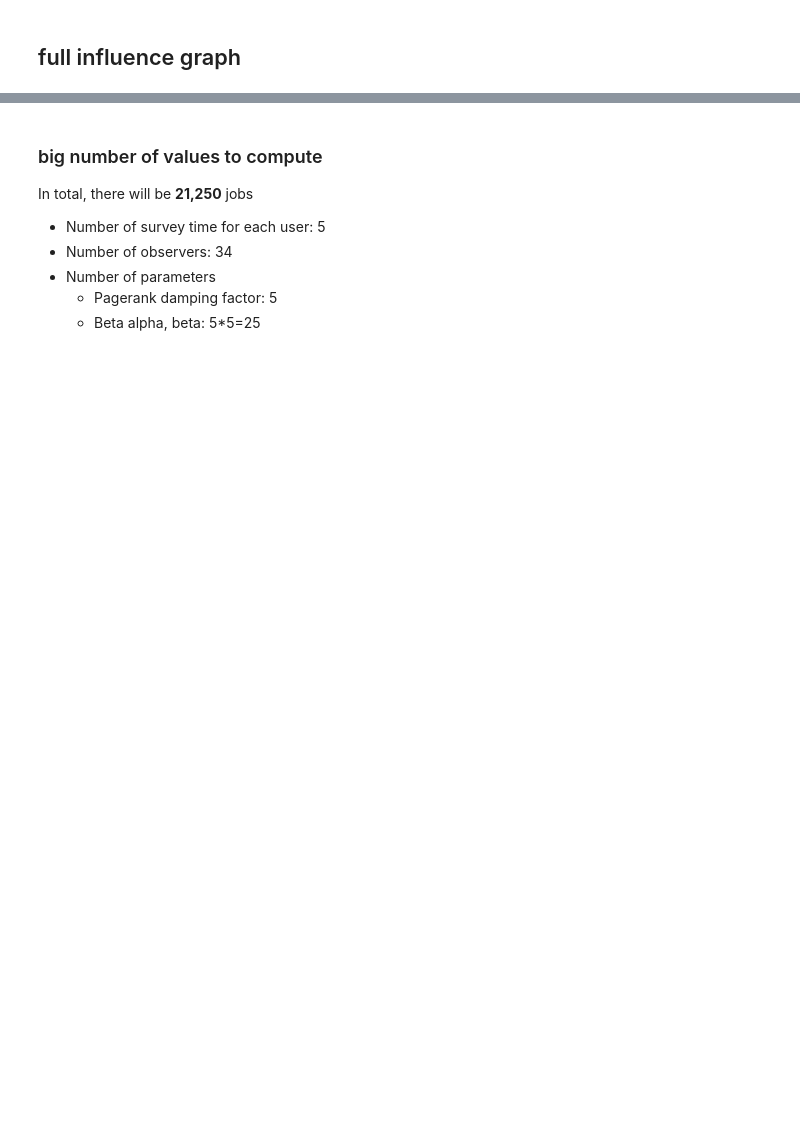
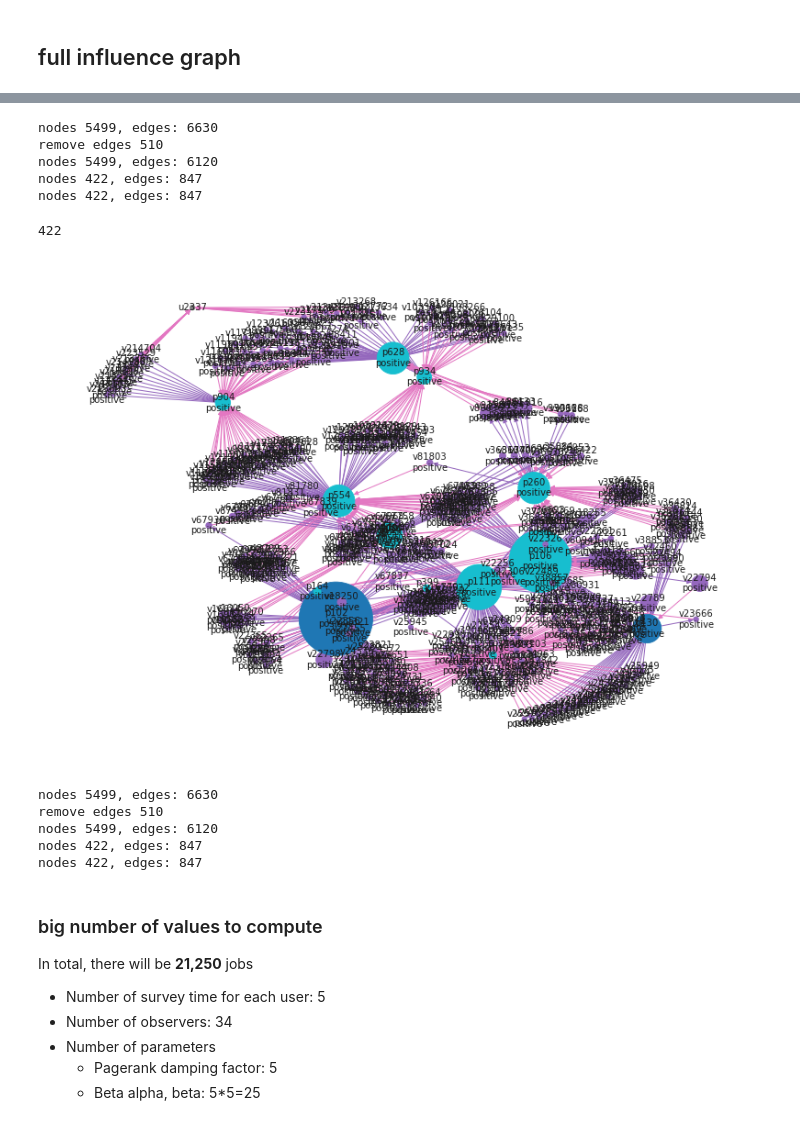
Before and after one commit to ruiliu310/dartpost-research, a Jupyter notebook: influence_graph.ipynb, the cells around one changed output, grey strips where cells are left out. Saved outputs shown, nothing was run; the diff lists cells and outputs as text; code cells hidden in the pictures; blank space fills up the shorter version.

```diff
--- a/influence_graph.ipynb
+++ b/influence_graph.ipynb
@@ -323,10 +306,11 @@ print(len(subG))
 # %%
 attention_window = pd.Timedelta("1 day")
 moment_time = timeline[5]
-topic = "a"
+topic = "h"
 pr_alpha = 0.85
 beta_rv = beta(a=0.5, b=0.5)
 
 node_name = "u2337"
+polarity="positive"
 
 print(f"{attention_window}, {moment_time}")
@@ -333,26 +319,24 @@ print(f"{attention_window}, {moment_time}")
 # %%
-moment_nodes = [n for n in G if n[0] == "u" or G.nodes[n]["topic"] == topic]
+moment_nodes = [n for n in nx.ancestors(G, node_name)
+                if G.nodes[n]["topic"] == topic and G.nodes[n]["polar"] == polarity] + [node_name]
 
 moment_graph = G.subgraph(moment_nodes).copy()
 print(f"nodes {len(moment_graph)}, edges: {len(moment_graph.edges)}")
+moment_graph.nodes[node_name]["time"] = moment_time
 
 # remove edges outside attention window
 remove_edges = [e for e in moment_graph.edges if moment_graph.edges[e]["time"] > moment_time]
 for n in moment_graph:
-    if n[0] == "u" and not G.nodes[n]["observer"] and len(moment_graph.in_edges(n)) > 0:
-        t_min = min([G.edges[e]["time"] for e in moment_graph.in_edges(n)])
-        t_max = max([G.edges[e]["time"] for e in moment_graph.in_edges(n)])
-        remove_edges += [e for e in moment_graph.out_edges(n) if not t_min - attention_window < moment_graph.edges[e]["time"] <= t_max]
+    if n[0] in ["p", "u"]:
+        t = moment_graph.nodes[n]["time"]
+        remove_edges += [e for e in moment_graph.in_edges(n) if not t - attention_window < moment_graph.edges[e]["time"] <= t]
 
 print(f"remove edges {len(remove_edges)}")
 moment_graph.remove_edges_from(remove_edges)
 print(f"nodes {len(moment_graph)}, edges: {len(moment_graph.edges)}")
 
 # for source node node_name only
-descend_full = [n for n in nx.descendants(moment_graph, node_name)]
-moment_graph = moment_graph.subgraph(descend_full + [node_name]).copy()
-print(f"nodes {len(moment_graph)}, edges: {len(moment_graph.edges)}")
-moment_graph = moment_graph.subgraph([n for n in moment_graph if nx.has_path(moment_graph, node_name, n)]).copy()
+moment_graph = moment_graph.subgraph([n for n in moment_graph if nx.has_path(moment_graph, n, node_name)]).copy()
 print(f"nodes {len(moment_graph)}, edges: {len(moment_graph.edges)}")
 
 # remove isolated nodes
@@ -369,35 +353,44 @@ for node in moment_graph:
     for e, w in zip(elist, y):
         moment_graph.edges[e]["weight"] = w
 
-pr_value = nx.pagerank_numpy(moment_graph, alpha=pr_alpha, weight="weight")
+pr_value = nx.pagerank_numpy(moment_graph.reverse(), alpha=pr_alpha, weight="weight")
+# %% [output]
+nodes 5499, edges: 6630
+remove edges 510
+nodes 5499, edges: 6120
+nodes 422, edges: 847
+nodes 422, edges: 847
 # %%
 # pos = nx.drawing.nx_agraph.graphviz_layout(moment_graph, prog="dot")
 pos = nx.drawing.nx_agraph.graphviz_layout(moment_graph)
 # pos = nx.spring_layout(moment_graph, iterations=3, seed=3)
 
 fig = plt.figure(figsize=(14, 10))
 ax = fig.subplots()
 
 nx.draw(
     moment_graph, ax=ax,
     pos=pos,
     with_labels=True,
 #     node_color=[use_color[color_map[moment_graph.nodes[n]["kind"]]] for n in moment_graph.nodes],
     node_color=[use_color[color_map[moment_graph.nodes[n]["kind"]]]
                 if n[0] != "u" else use_color[color_map[moment_graph.nodes[n]["color"]]]
                 for n in moment_graph.nodes],
     edge_color=[use_color[color_map[moment_graph.edges[e]["kind"]]] for e in moment_graph.edges],
-    labels={n: f"{n}\n{moment_graph.nodes[n]['senti']}" if moment_graph.nodes[n]['kind'] != "user" else n for n in moment_graph.nodes},
+    labels={n: f"{n}\n{moment_graph.nodes[n]['polar']}" if moment_graph.nodes[n]['kind'] != "user" else n for n in moment_graph.nodes},
     font_size=10,
     node_size=[pr_value[n]*len(moment_graph)*100 for n in moment_graph],
 )
 
 nx.draw_networkx_edge_labels(
     subG, pos=pos, ax=ax,
 #     edge_labels={e: f"{moment_graph.edges[e]['time']:%d-%H:%M}" for e in moment_graph.edges},
     edge_labels={e: "" for e in moment_graph.edges},
     font_size=8,
 )
 
 print(len(moment_graph))
+# %% [output]
+422
+[figure, added]
 # %%
@@ -448,13 +436,20 @@ def compute_pagerank(G, node_name, pr_alpha, beta_a, beta_b, moment_time, attent
 # %%
 attention_window = pd.Timedelta("1 day")
 moment_time = timeline[5]
-topic = "a"
+topic = "h"
+polarity = "positive"
 pr_alpha = 0.85
 beta_rv = beta(a=0.5, b=0.5)
 
 node_name = "u2337"
 
-pr_value, moment_graph = compute_pagerank(G, node_name=node_name, pr_alpha=pr_alpha, beta_a=0.5, beta_b=0.5, moment_time=moment_time, attention_window=attention_window, topic=None)
+pr_value, moment_graph = compute_pagerank(G, node_name=node_name, pr_alpha=pr_alpha, beta_a=0.5, beta_b=0.5, moment_time=moment_time, attention_window=attention_window, topic=topic, polarity=polarity)
+# %% [output]
+nodes 5499, edges: 6630
+remove edges 510
+nodes 5499, edges: 6120
+nodes 422, edges: 847
+nodes 422, edges: 847
 # %%
 obsr_list = [f"u{u}" for u in df_users[df_users["isObserver"] == "t"]["id"]]
 # %%
```
Also changed, not shown: parts of 26 cells of this notebook.
